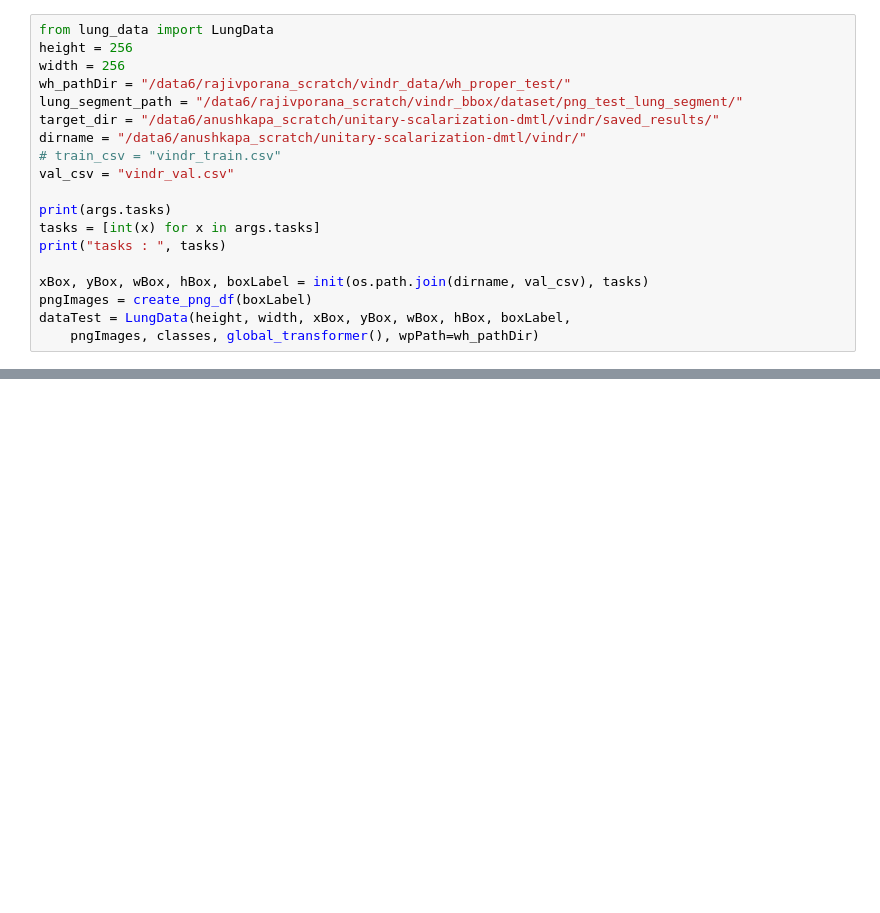
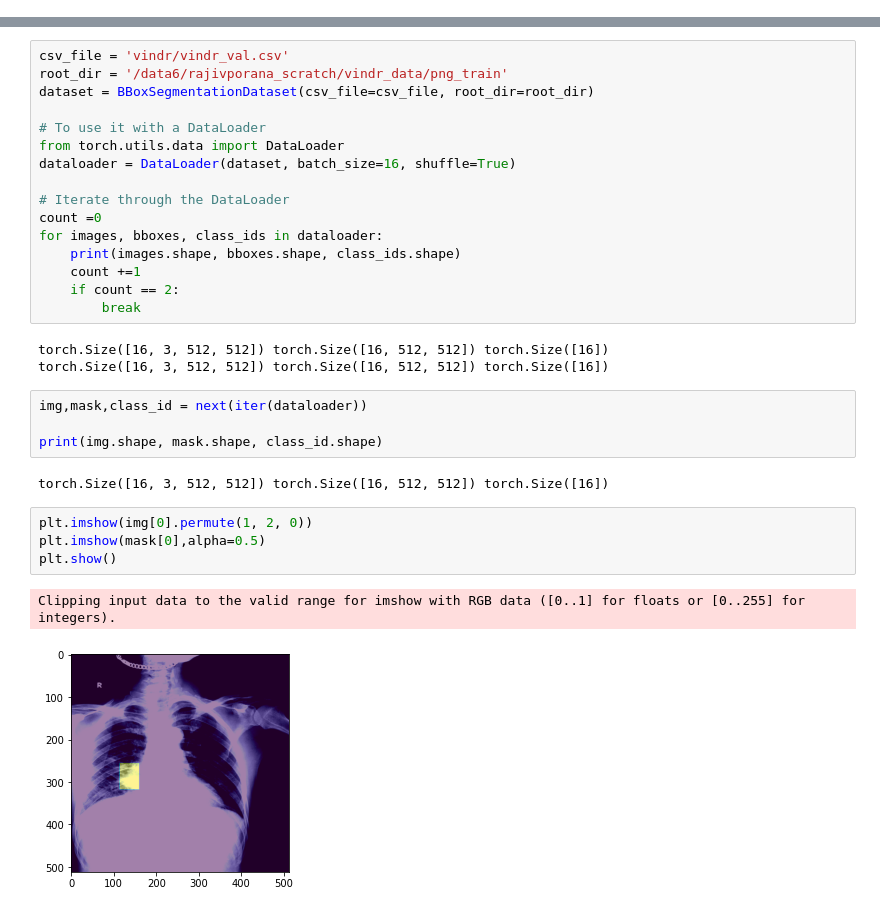
Before and after one commit to AnushkaAmte/unitary-scalarization-dmtl, a Jupyter notebook: vindr_test.ipynb, the cells around one changed output, grey strips where cells are left out. Drawn from its saved outputs; the diff is of its cells as text; blank space fills up the shorter version.

Commit message:
vindr setup

```diff
--- a/vindr_test.ipynb
+++ b/vindr_test.ipynb
@@ -87,19 +13,0 @@ def init(bboxfile, tasks):
-# %%
-from lung_data import LungData
-height = 256
-width = 256
-wh_pathDir = "/data6/rajivporana_scratch/vindr_data/wh_proper_test/"
-lung_segment_path = "/data6/rajivporana_scratch/vindr_bbox/dataset/png_test_lung_segment/"
-target_dir = "/data6/anushkapa_scratch/unitary-scalarization-dmtl/vindr/saved_results/"
-dirname = "/data6/anushkapa_scratch/unitary-scalarization-dmtl/vindr/"
-# train_csv = "vindr_train.csv"
-val_csv = "vindr_val.csv"
-
-print(args.tasks)
-tasks = [int(x) for x in args.tasks]
-print("tasks : ", tasks)
-
-xBox, yBox, wBox, hBox, boxLabel = init(os.path.join(dirname, val_csv), tasks)
-pngImages = create_png_df(boxLabel)
-dataTest = LungData(height, width, xBox, yBox, wBox, hBox, boxLabel,
-    pngImages, classes, global_transformer(), wpPath=wh_pathDir)
@@ -107,0 +89,32 @@ test_loader = DataLoader(test_dataset, batch_size=1, shuffle=False, num_workers=
+# %%
+csv_file = 'vindr/vindr_val.csv'
+root_dir = '/data6/rajivporana_scratch/vindr_data/png_train'
+dataset = BBoxSegmentationDataset(csv_file=csv_file, root_dir=root_dir)
+
+# To use it with a DataLoader
+from torch.utils.data import DataLoader
+dataloader = DataLoader(dataset, batch_size=16, shuffle=True)
+
+# Iterate through the DataLoader
+count =0
+for images, bboxes, class_ids in dataloader:
+    print(images.shape, bboxes.shape, class_ids.shape)
+    count +=1
+    if count == 2:
+        break
+# %% [output]
+torch.Size([16, 3, 512, 512]) torch.Size([16, 512, 512]) torch.Size([16])
+torch.Size([16, 3, 512, 512]) torch.Size([16, 512, 512]) torch.Size([16])
+# %%
+img,mask,class_id = next(iter(dataloader))
+
+print(img.shape, mask.shape, class_id.shape)
+# %% [output]
+torch.Size([16, 3, 512, 512]) torch.Size([16, 512, 512]) torch.Size([16])
+# %%
+plt.imshow(img[0].permute(1, 2, 0))
+plt.imshow(mask[0],alpha=0.5)
+plt.show()
+# %% [output]
+Clipping input data to the valid range for imshow with RGB data ([0..1] for floats or [0..255] for integers).
+[figure, added]
```
Also changed, not shown: parts of 12 cells of this notebook, 8 other files.
